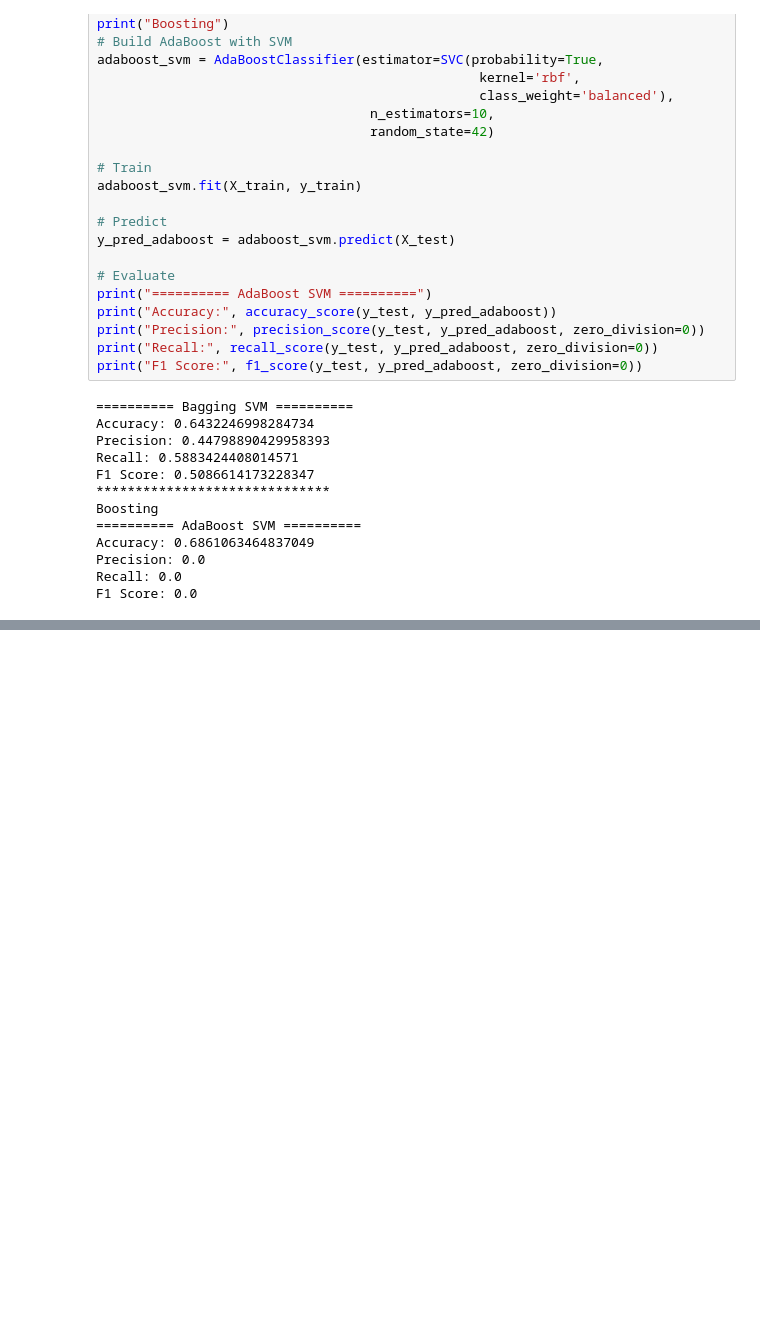
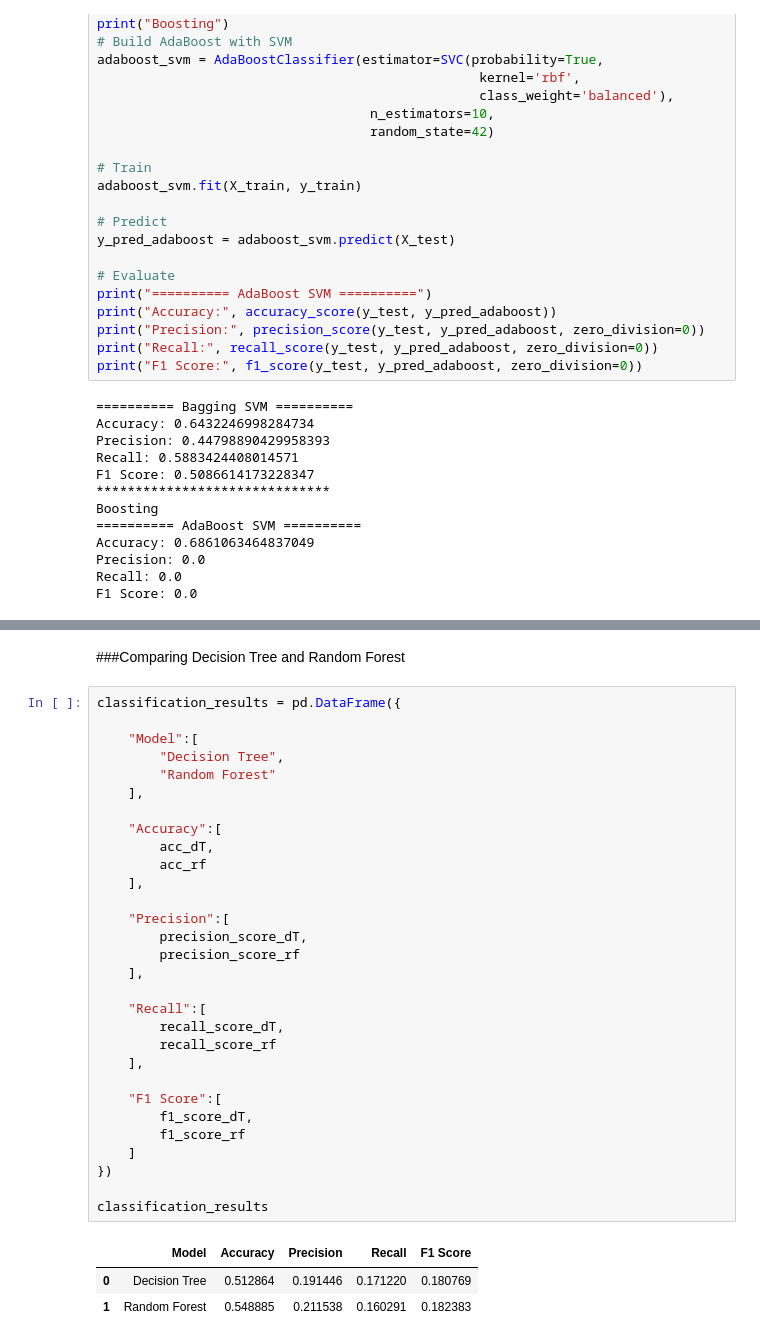
Before and after one commit to Priya-on-loop/Bank_management_model, a Jupyter notebook: Bank_Management.ipynb, the cells around one changed output, grey strips where cells are left out. Cells and saved outputs as stored; diff of their text form; blank space fills up the shorter version.

Commit message:
Build Decision Tree, Random Forest, and their cross validation and ensemble models by Arya

```diff
--- a/Bank_Management.ipynb
+++ b/Bank_Management.ipynb
@@ -941,0 +1176,36 @@ F1 Score: 0.0
+# %% [markdown]
+###Comparing Decision Tree and Random Forest
+# %%
+classification_results = pd.DataFrame({
+
+    "Model":[
+        "Decision Tree",
+        "Random Forest"
+    ],
+
+    "Accuracy":[
+        acc_dT,
+        acc_rf
+    ],
+
+    "Precision":[
+        precision_score_dT,
+        precision_score_rf
+    ],
+
+    "Recall":[
+        recall_score_dT,
+        recall_score_rf
+    ],
+
+    "F1 Score":[
+        f1_score_dT,
+        f1_score_rf
+    ]
+})
+
+classification_results
+# %% [output]
+|  | Model | Accuracy | Precision | Recall | F1 Score |
+| 0 | Decision Tree | 0.512864 | 0.191446 | 0.171220 | 0.180769 |
+| 1 | Random Forest | 0.548885 | 0.211538 | 0.160291 | 0.182383 |
```
Also changed, not shown: parts of 10 cells of this notebook.
